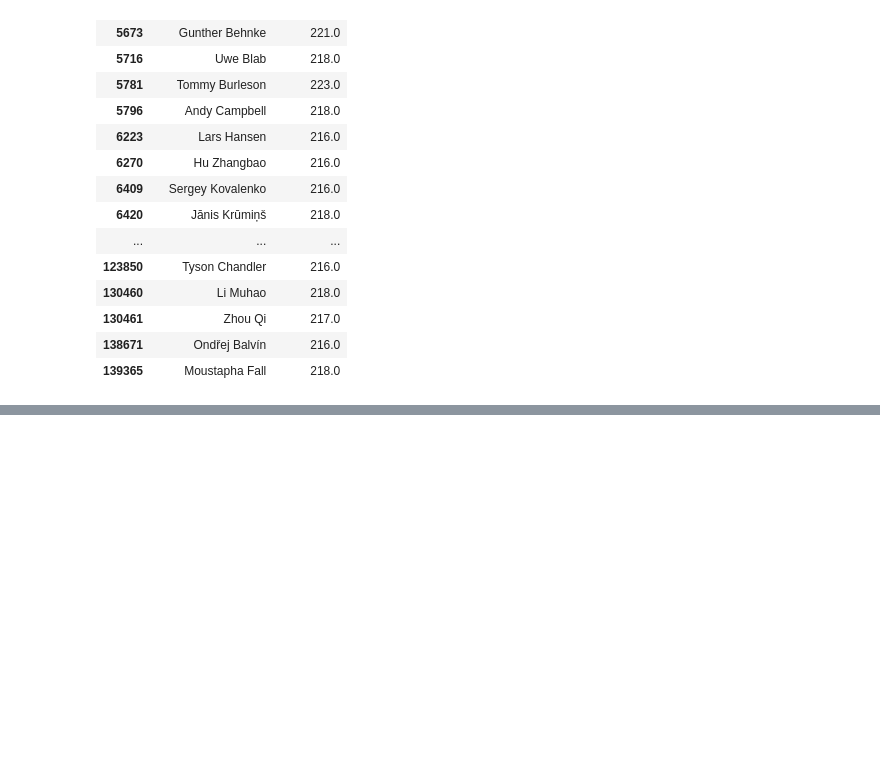
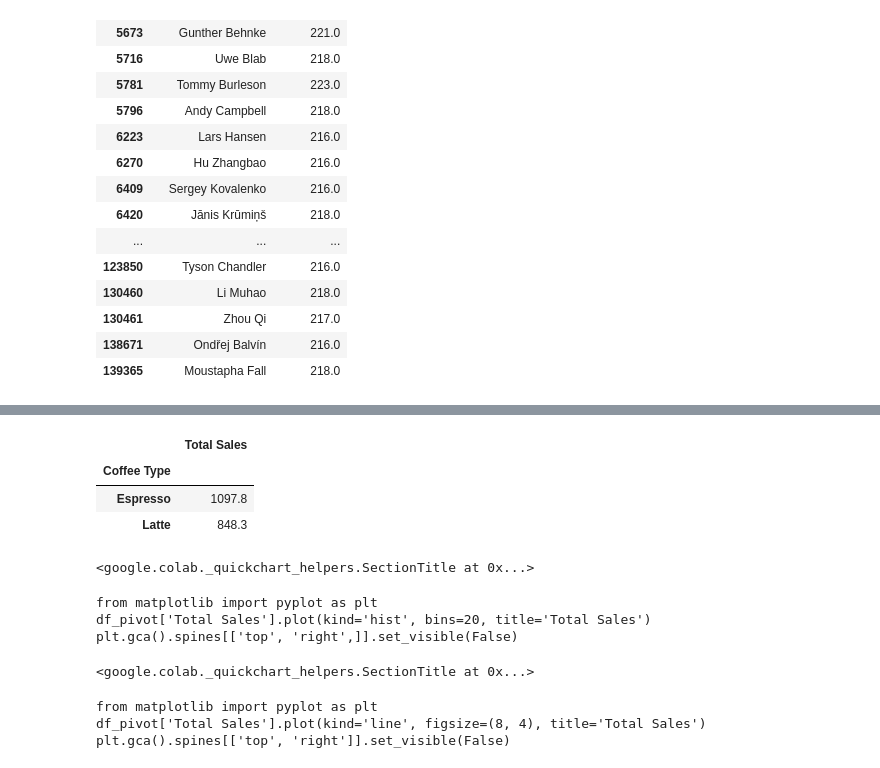
Before and after one commit to rajarajeswarir/Hands-on-Machine-Learning, a Jupyter notebook: Pandas_Refresher.ipynb, the cells around one changed output, grey strips where cells are left out. Drawn from its saved outputs; the diff is of its cells as text; code cells hidden in the pictures; blank space fills up the shorter version.

```diff
--- a/Pandas_Refresher.ipynb
+++ b/Pandas_Refresher.ipynb
@@ -234,0 +345,16 @@ df_bios.query("height_cm > 215 and born_country == 'USA'")
+# %%
+df_pivot = df_coffee.pivot_table(index='Coffee Type', values='Total Sales', aggfunc='sum')
+df_pivot
+# %% [output]
+|  | Total Sales |
+| Coffee Type |  |
+| Espresso | 1097.8 |
+| Latte | 848.3 |
+<google.colab._quickchart_helpers.SectionTitle at 0x...>
+from matplotlib import pyplot as plt
+df_pivot['Total Sales'].plot(kind='hist', bins=20, title='Total Sales')
+plt.gca().spines[['top', 'right',]].set_visible(False)
+<google.colab._quickchart_helpers.SectionTitle at 0x...>
+from matplotlib import pyplot as plt
+df_pivot['Total Sales'].plot(kind='line', figsize=(8, 4), title='Total Sales')
+plt.gca().spines[['top', 'right']].set_visible(False)
```
Also changed, not shown: parts of 8 cells of this notebook.
